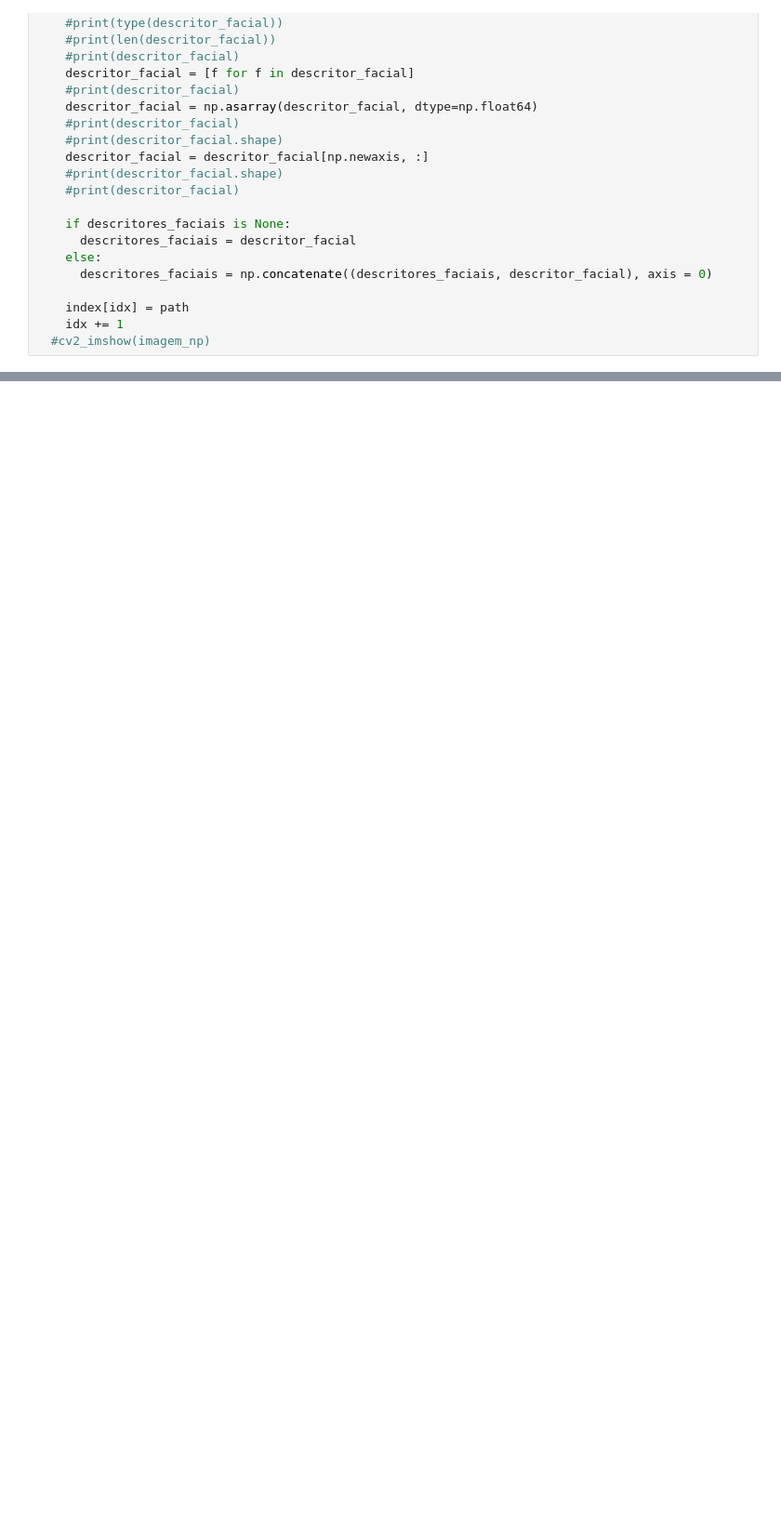
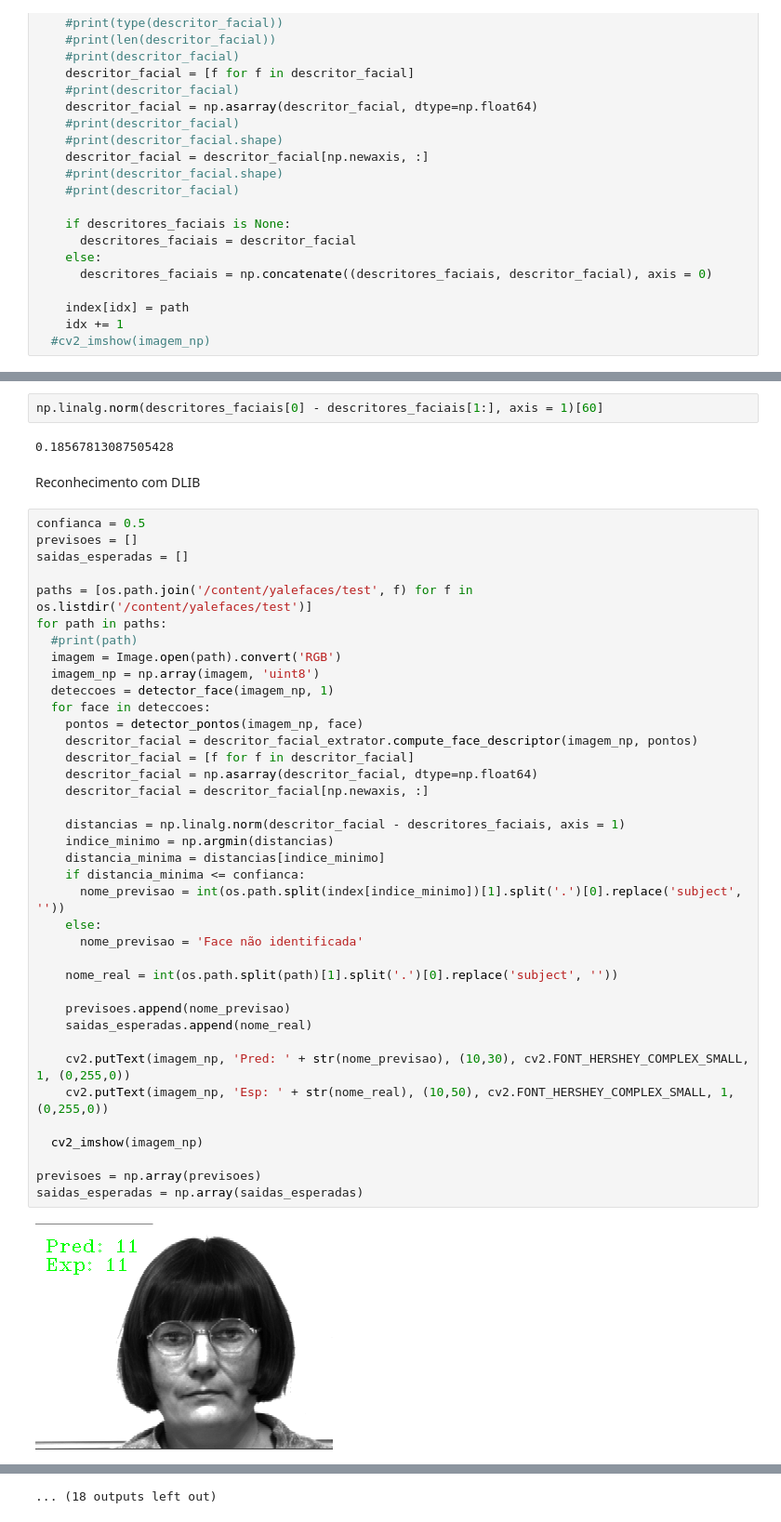
Before and after one commit to Sau1o/visaoComputacional, a Jupyter notebook: Reconhecimento_de_faces.ipynb, the cells around one changed output, grey strips where cells are left out. Shown at 93% size. Cells and saved outputs as stored; diff of their text form; blank space fills up the shorter version.

Commit message:
Detecção e Reconhecimento de face usando LBPH e biblioteca DLIB

```diff
--- a/Reconhecimento_de_faces.ipynb
+++ b/Reconhecimento_de_faces.ipynb
@@ -194,0 +241,46 @@ for path in paths:
+# %%
+np.linalg.norm(descritores_faciais[0] - descritores_faciais[1:], axis = 1)[60]
+# %% [output]
+0.18567813087505428
+# %% [markdown]
+Reconhecimento com DLIB
+# %%
+confianca = 0.5
+previsoes = []
+saidas_esperadas = []
+
+paths = [os.path.join('/content/yalefaces/test', f) for f in os.listdir('/content/yalefaces/test')]
+for path in paths:
+  #print(path)
+  imagem = Image.open(path).convert('RGB')
+  imagem_np = np.array(imagem, 'uint8')
+  deteccoes = detector_face(imagem_np, 1)
+  for face in deteccoes:
+    pontos = detector_pontos(imagem_np, face)
+    descritor_facial = descritor_facial_extrator.compute_face_descriptor(imagem_np, pontos)
+    descritor_facial = [f for f in descritor_facial]
+    descritor_facial = np.asarray(descritor_facial, dtype=np.float64)
+    descritor_facial = descritor_facial[np.newaxis, :]
+
+    distancias = np.linalg.norm(descritor_facial - descritores_faciais, axis = 1)
+    indice_minimo = np.argmin(distancias)
+    distancia_minima = distancias[indice_minimo]
+    if distancia_minima <= confianca:
+      nome_previsao = int(os.path.split(index[indice_minimo])[1].split('.')[0].replace('subject', ''))
+    else:
+      nome_previsao = 'Face não identificada'
+
+    nome_real = int(os.path.split(path)[1].split('.')[0].replace('subject', ''))
+
+    previsoes.append(nome_previsao)
+    saidas_esperadas.append(nome_real)
+
+    cv2.putText(imagem_np, 'Pred: ' + str(nome_previsao), (10,30), cv2.FONT_HERSHEY_COMPLEX_SMALL, 1, (0,255,0))
+    cv2.putText(imagem_np, 'Esp: ' + str(nome_real), (10,50), cv2.FONT_HERSHEY_COMPLEX_SMALL, 1, (0,255,0))
+
+  cv2_imshow(imagem_np)
+
+previsoes = np.array(previsoes)
+saidas_esperadas = np.array(saidas_esperadas)
+# %% [output]
+[figure, added]
@@ -194,0 +298 @@ for path in paths:
+... (18 outputs left out)
```
Also changed, not shown: parts of 9 cells of this notebook.
